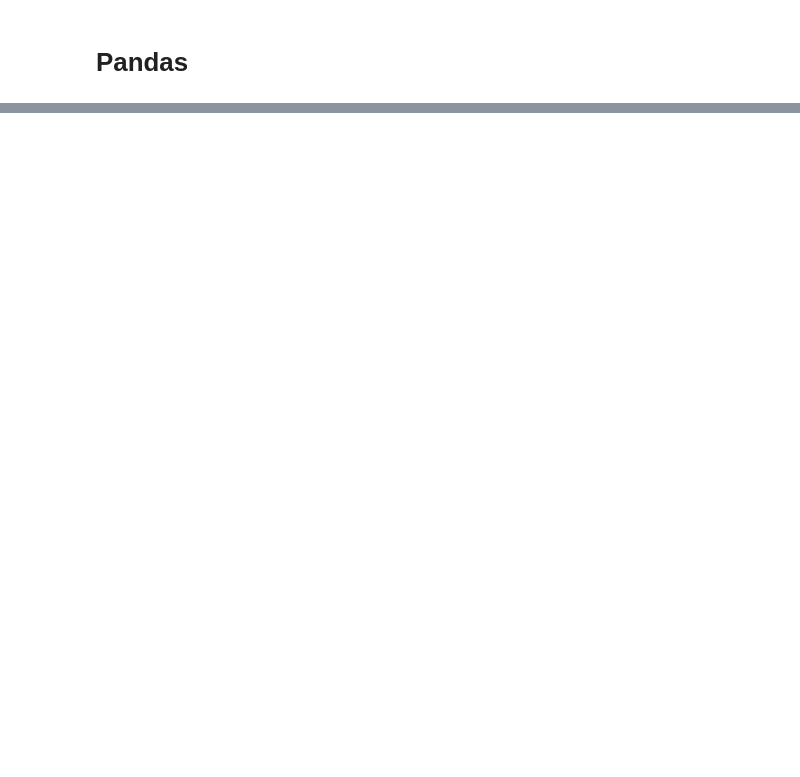
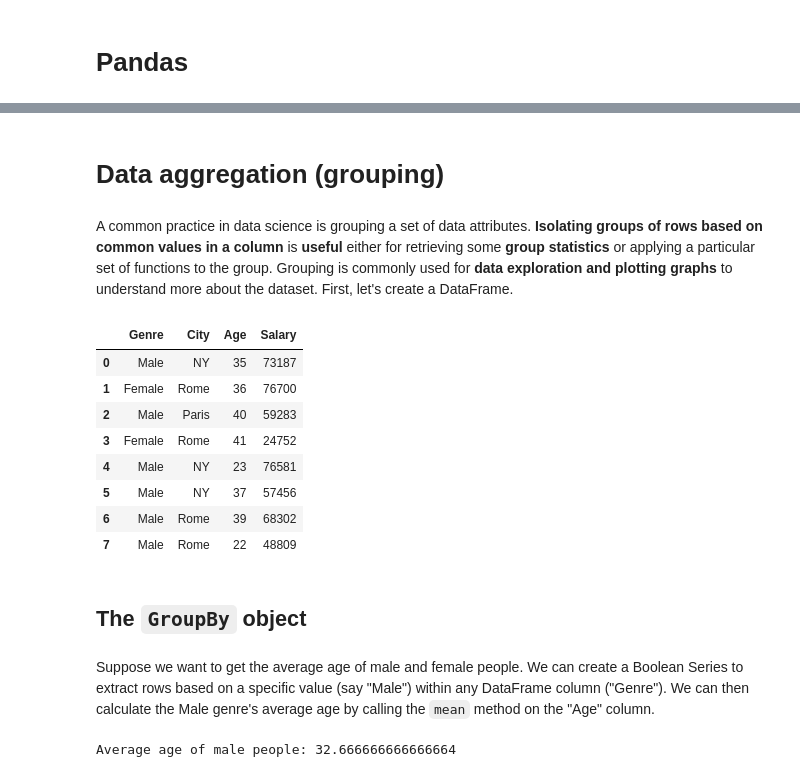
Before and after one commit to victorviro/Machine-Learning-Python, a Jupyter notebook: Pandas.ipynb, the cells around one changed output, grey strips where cells are left out. Drawn from its saved outputs; the diff is of its cells as text; code cells hidden in the pictures; blank space fills up the shorter version.

```diff
--- a/Pandas.ipynb
+++ b/Pandas.ipynb
@@ -792,0 +1288,32 @@ my_DF
+# %% [markdown]
+# Data aggregation (grouping) <a name="6"></a>
+# %% [markdown]
+A common practice in data science is grouping a set of data attributes. **Isolating groups of rows based on common values in a column** is **useful** either for retrieving some **group statistics** or applying a particular set of functions to the group. Grouping is commonly used for **data exploration and plotting graphs** to understand more about the dataset. First, let's create a DataFrame.
+# %%
+my_dataframe = pd.DataFrame({
+    'Genre': ['Male', 'Female', 'Male', 'Female','Male', 'Male','Male', 'Male'],
+    'City': ['NY', 'Rome', 'Paris', 'Rome', 'NY', 'NY', 'Rome', 'Rome'],
+    'Age': np.random.randint(20, 60, 8),
+    'Salary': np.random.randint(15000, 80000, 8)
+})
+my_dataframe
+# %% [output]
+|  | Genre | City | Age | Salary |
+| 0 | Male | NY | 35 | 73187 |
+| 1 | Female | Rome | 36 | 76700 |
+| 2 | Male | Paris | 40 | 59283 |
+| 3 | Female | Rome | 41 | 24752 |
+| 4 | Male | NY | 23 | 76581 |
+| 5 | Male | NY | 37 | 57456 |
+| 6 | Male | Rome | 39 | 68302 |
+| 7 | Male | Rome | 22 | 48809 |
+# %% [markdown]
+## The `GroupBy` object <a name="6.1"></a>
+# %% [markdown]
+Suppose we want to get the average age of male and female people. We can create a Boolean Series to extract rows based on a specific value (say "Male") within any DataFrame column ("Genre"). We can then calculate the Male genre's average age by calling the `mean` method on the "Age" column.
+# %%
+male = my_dataframe["Genre"] == "Male"
+male_people = my_dataframe[male]
+print(f'Average age of male people: {male_people["Age"].mean()}')
+# %% [output]
+Average age of male people: 32.666666666666664
```
Also changed, not shown: parts of 338 cells of this notebook.
